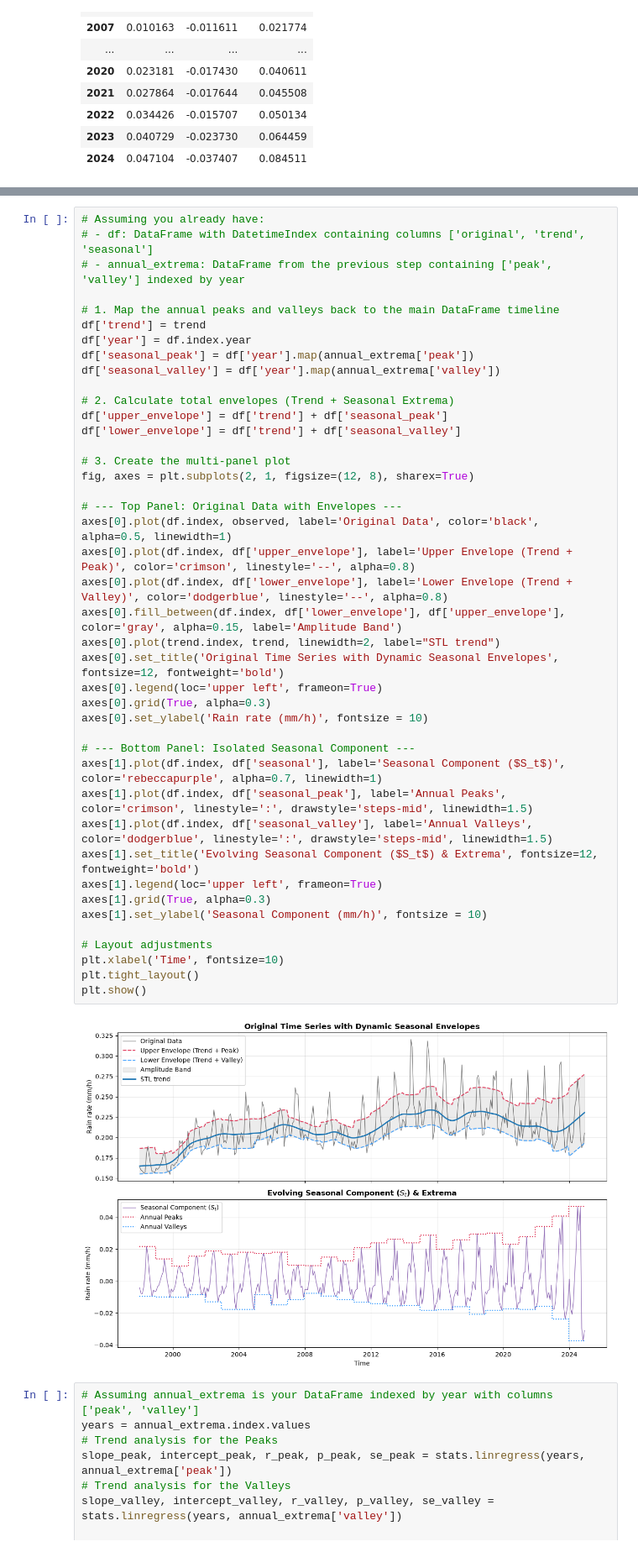
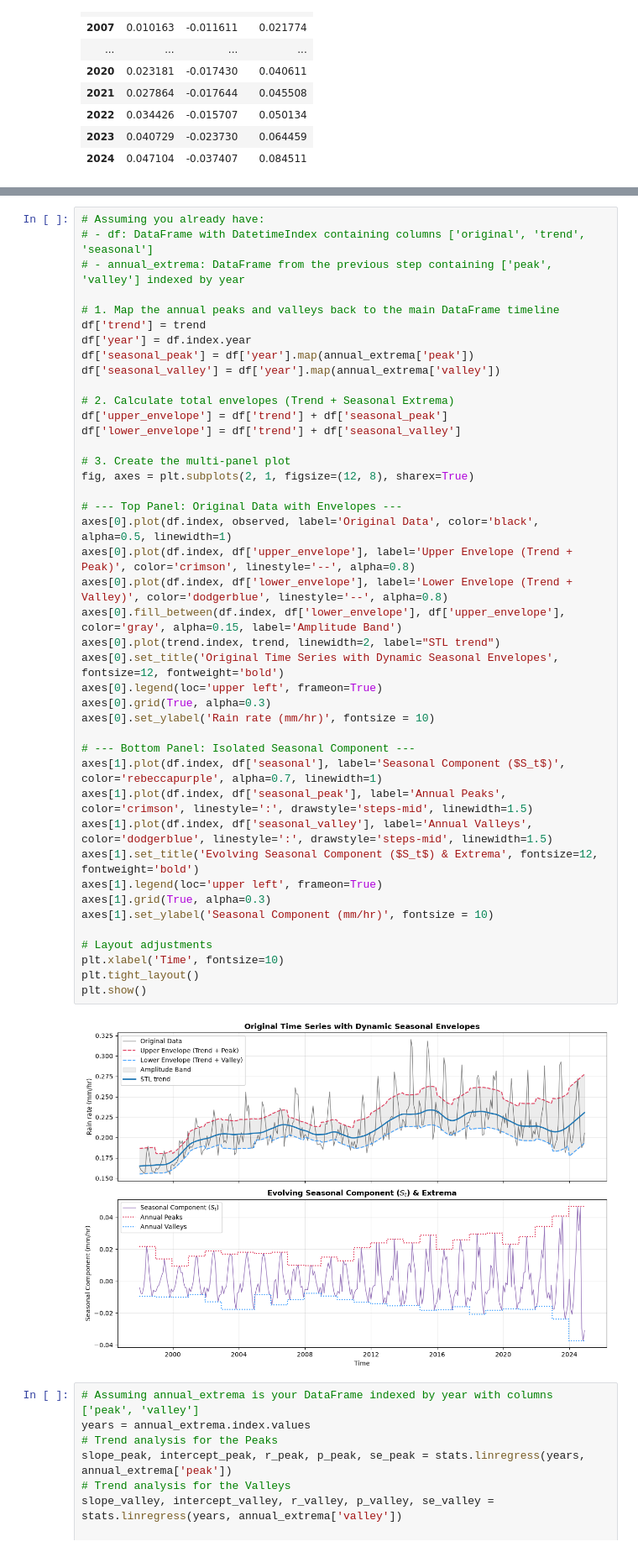
Before and after one commit to cssjessica/tracking_analysis, a Jupyter notebook: 01_full_dataset_analysis/intensity_min.ipynb, the cells around one changed output, grey strips where cells are left out. Shown at 84% size. Saved outputs shown, nothing was run; the diff lists cells and outputs as text.

```diff
--- a/01_full_dataset_analysis/intensity_min.ipynb
+++ b/01_full_dataset_analysis/intensity_min.ipynb
@@ -206,36 +206,36 @@ df['seasonal_valley'] = df['year'].map(annual_extrema['valley'])
 # 2. Calculate total envelopes (Trend + Seasonal Extrema)
 df['upper_envelope'] = df['trend'] + df['seasonal_peak']
 df['lower_envelope'] = df['trend'] + df['seasonal_valley']
 
 # 3. Create the multi-panel plot
 fig, axes = plt.subplots(2, 1, figsize=(12, 8), sharex=True)
 
 # --- Top Panel: Original Data with Envelopes ---
 axes[0].plot(df.index, observed, label='Original Data', color='black', alpha=0.5, linewidth=1)
 axes[0].plot(df.index, df['upper_envelope'], label='Upper Envelope (Trend + Peak)', color='crimson', linestyle='--', alpha=0.8)
 axes[0].plot(df.index, df['lower_envelope'], label='Lower Envelope (Trend + Valley)', color='dodgerblue', linestyle='--', alpha=0.8)
 axes[0].fill_between(df.index, df['lower_envelope'], df['upper_envelope'], color='gray', alpha=0.15, label='Amplitude Band')
 axes[0].plot(trend.index, trend, linewidth=2, label="STL trend")
 axes[0].set_title('Original Time Series with Dynamic Seasonal Envelopes', fontsize=12, fontweight='bold')
 axes[0].legend(loc='upper left', frameon=True)
 axes[0].grid(True, alpha=0.3)
-axes[0].set_ylabel('Rain rate (mm/h)', fontsize = 10)
+axes[0].set_ylabel('Rain rate (mm/hr)', fontsize = 10)
 
 # --- Bottom Panel: Isolated Seasonal Component ---
 axes[1].plot(df.index, df['seasonal'], label='Seasonal Component ($S_t$)', color='rebeccapurple', alpha=0.7, linewidth=1)
 axes[1].plot(df.index, df['seasonal_peak'], label='Annual Peaks', color='crimson', linestyle=':', drawstyle='steps-mid', linewidth=1.5)
 axes[1].plot(df.index, df['seasonal_valley'], label='Annual Valleys', color='dodgerblue', linestyle=':', drawstyle='steps-mid', linewidth=1.5)
 axes[1].set_title('Evolving Seasonal Component ($S_t$) & Extrema', fontsize=12, fontweight='bold')
 axes[1].legend(loc='upper left', frameon=True)
 axes[1].grid(True, alpha=0.3)
-axes[1].set_ylabel('Seasonal Component (mm/h)', fontsize = 10)
+axes[1].set_ylabel('Seasonal Component (mm/hr)', fontsize = 10)
 
 # Layout adjustments
 plt.xlabel('Time', fontsize=10)
 plt.tight_layout()
 plt.show()
 # %% [output]
-[figure, old version]
+[figure, new version]
 # %%
 # Assuming annual_extrema is your DataFrame indexed by year with columns ['peak', 'valley']
 years = annual_extrema.index.values
```
Also changed, not shown: parts of 4 cells of this notebook, 4 other files.
